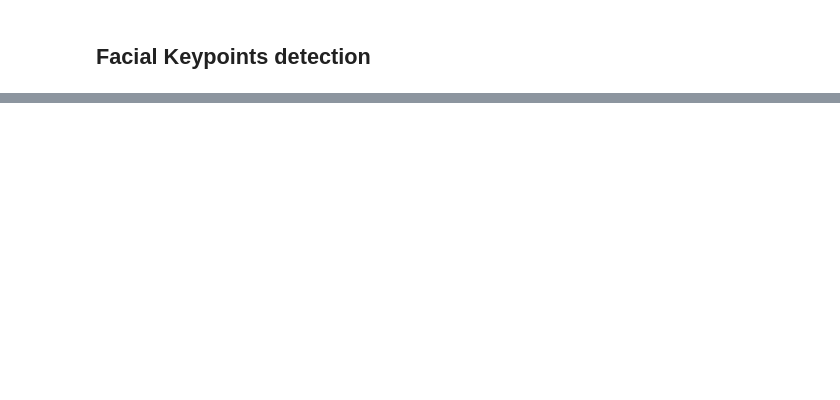
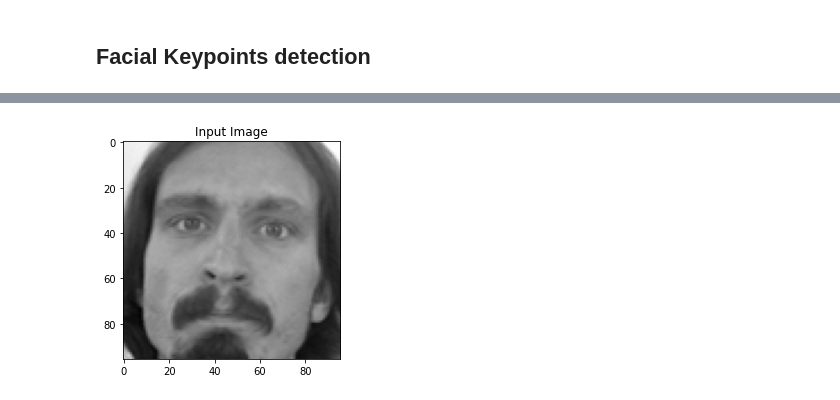
Before and after one commit to aenoboa1/Draft_ML_EmotionAPP, a Jupyter notebook: Main_Notebook.ipynb, the cells around one changed output, grey strips where cells are left out. Cells and saved outputs as stored; diff of their text form; code cells hidden in the pictures; blank space fills up the shorter version.

```diff
--- a/Main_Notebook.ipynb
+++ b/Main_Notebook.ipynb
@@ -126,0 +188,4 @@ files.upload()
+# %%
+train_data = pd.read_csv('training.zip', compression='zip', header=0, sep=',', quotechar='"')
+test_data = pd.read_csv('test.zip', compression='zip', header=0, sep=',', quotechar='"')
+lookid_data = pd.read_csv('IdLookupTable.csv',header=0, sep=',', quotechar='"')
@@ -126,0 +227,2 @@ files.upload()
+# %%
+train_data.fillna(method = 'ffill',inplace = True)
@@ -126,0 +231,8 @@ files.upload()
+# %%
+img_dt = []
+
+for i in range(len(train_data)):
+  img_dt.append(train_data['Image'][i].split(' '))
+
+X = np.array(img_dt, dtype='float')
+X_train1 = X # Crear copia para visualizar los datos
@@ -126,0 +255,6 @@ files.upload()
+# %%
+plt.imshow(X_train1[0].reshape(96,96), cmap='gray')
+plt.title("Input Image")
+plt.show()
+# %% [output]
+[figure, added]
```
Also changed, not shown: parts of 24 cells of this notebook.
